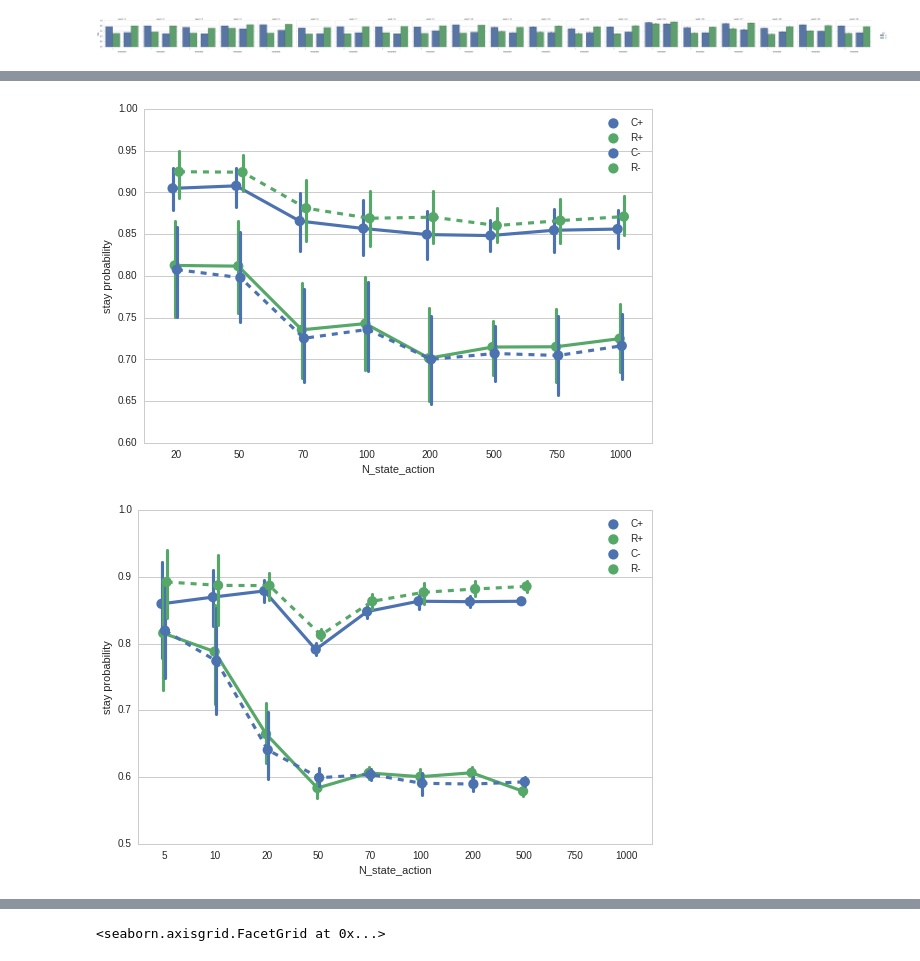
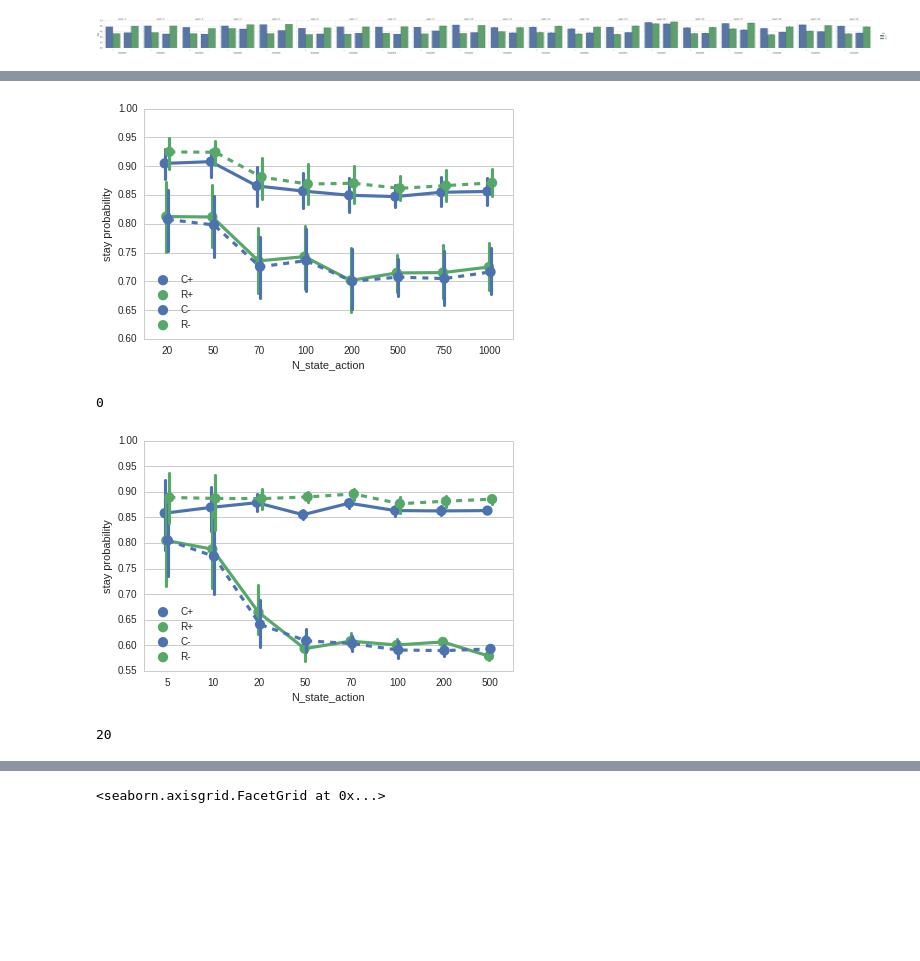
Before and after one commit to memarsh/rl-daw, a Jupyter notebook: refactor/Data Plotting.ipynb, the cells around one changed output, grey strips where cells are left out. Cells and saved outputs as stored; diff of their text form; code cells hidden in the pictures; blank space fills up the shorter version.

```diff
--- a/refactor/Data Plotting.ipynb
+++ b/refactor/Data Plotting.ipynb
@@ -17,7 +17,7 @@ for d in data:
             d2 = dict(d)
             d2['rewarded']='+' if rewarded else '-'#rewarded
             d2['rare']='R' if rare else 'C'#rare
-            d2['stay']=stay[rewarded,rare]
+            d2['stay']=stay[int(rewarded),int(rare)]
             d2['type']='%s%s' % ('R' if rare else 'C', '+' if rewarded else '-')
             data2.append(d2)
             d2.pop('history')
@@ -29,6 +29,6 @@ for d in data:
                     d2['learn_intervals'] = 1234
 
 df = pandas.DataFrame(data2)
-#df = df.drop_duplicates()
+df = df.drop_duplicates(subset=['seed', 'stay'])
 # %%
 seaborn.set_style("whitegrid")
@@ -90,7 +103,7 @@ seaborn.factorplot(x='rewarded', y='stay', hue='rare', col='N_state_action', dat
 # %%
 vals=[20, 50, 70, 100, 200, 500, 750, 1000]
 seaborn.pointplot(x='N_state_action', y='stay', hue='type',
-                  data=df.query('future!=False and alpha==0.3 and n_intervals==20000 and T_interval==0.05 and (learn_intervals==20000 or learn_intervals==1234)'),
+                  data=df.query('future==True and alpha==0.3 and n_intervals==20000 and T_interval==0.05 and learn_intervals==20000 and N_product==200 and N_error==500'),
                   order=vals,
                   dodge=True,
                   hue_order=['C+', 'R+', 'C-', 'R-'],
@@ -102,23 +115,31 @@ pylab.xlabel('N_state_action')
 pylab.ylabel('stay probability')
 pylab.tight_layout()
 # %% [output]
-[figure, old version]
+[figure, new version]
+# %%
+len(df.query('future==True and learn_intervals==20000 and n_intervals==20000 and alpha==0.3 and T_interval==0.1 and N_product==200 and N_state_action==750'))/4
+# %% [output]
+0
 # %%
-vals=[5, 10, 20, 50, 70, 100, 200, 500, 750, 1000]
+vals=[5, 10, 20, 50, 70, 100, 200, 500]
 seaborn.pointplot(x='N_state_action', y='stay', hue='type',
-                  data=df.query('future!=False and alpha==0.3 and n_intervals==20000 and T_interval==0.1 and (learn_intervals==20000 or learn_intervals==1234)'),
+                  data=df.query('future==True and alpha==0.3 and n_intervals==20000 and T_interval==0.1 and learn_intervals==20000 and N_product==200 and N_error==500'),
                   order=vals,
                   dodge=True,
                   hue_order=['C+', 'R+', 'C-', 'R-'],
                   linestyles=['-','-','--','--'],
                   palette=colors)
 ax = pylab.gca()
 pylab.legend(title='', loc='best', handles=ax.lines[::(len(vals)+1)], labels=['C+', 'R+', 'C-', 'R-'])
 pylab.xlabel('N_state_action')
 pylab.ylabel('stay probability')
 pylab.tight_layout()
 # %% [output]
-[figure, old version]
+[figure, new version]
+# %%
+len(df.query('future==True and alpha==0.3 and n_intervals==20000 and T_interval==0.1 and learn_intervals==20000 and N_state_action==70 and N_error==50 and N_product==200'))/4
+# %% [output]
+20
 # %%
 vals=[10, 20, 50, 70, 100, 200, 300, 400]
 seaborn.pointplot(x='N_error', y='stay', hue='type',
```
Also changed, not shown: parts of 19 cells of this notebook, 1 other file.
